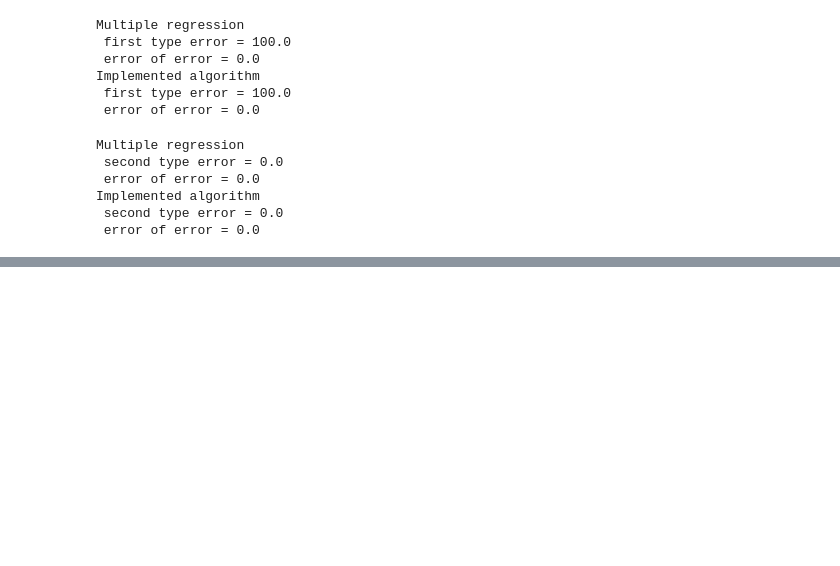
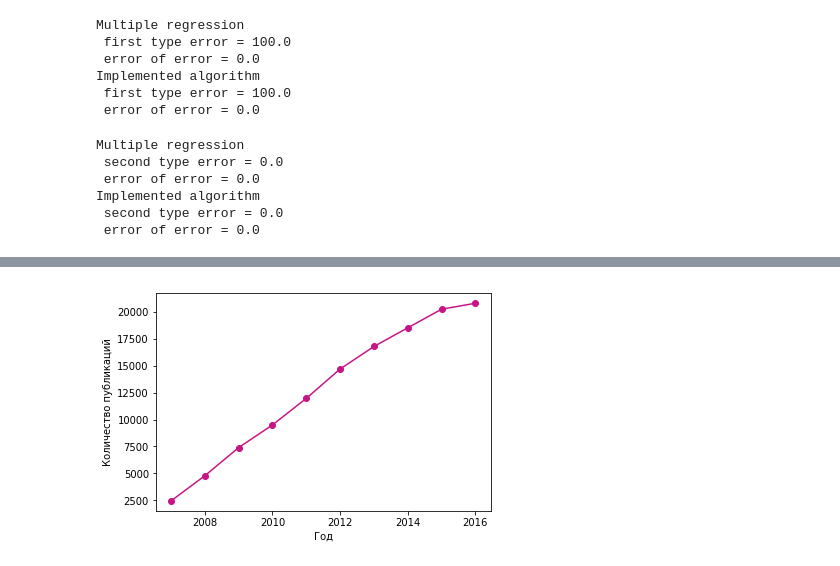
Before and after one commit to SSlavskii/cojo-robustness, a Jupyter notebook: src/results.ipynb, the cells around one changed output, grey strips where cells are left out. Cells and saved outputs as stored; diff of their text form; code cells hidden in the pictures; blank space fills up the shorter version.

```diff
--- a/src/results.ipynb
+++ b/src/results.ipynb
@@ -203,0 +298,22 @@ distr_p_value.head()
+# %%
+publications = {"year": range(2007, 2017, 1),
+                "number_of_publications": [2433, 4777, 7394, 9500, 11972, 14702, 16798, 18534, 20264, 20818]}
+publications = pd.DataFrame.from_dict(publications)
+
+# fig, ax = plt.subplots(figsize=(6.5, 3))
+
+# ax.plot(x=publications.year, y=publications.number_of_publications, zorder=1)
+# ax.scatter(x=publications.year, y=publications.number_of_publications, zorder=2)
+
+# ax.set_xlabel("Год")
+# ax.set_ylabel("Количество публикаций")
+
+plt.plot('year', 'number_of_publications', data=publications, marker='o', color='mediumvioletred')
+plt.xlabel("Год")
+plt.ylabel("Количество публикаций")
+
+plt.savefig("/home/aleksandr/HiddenDesktop/Bachelor's work/cojo-robustness/out/publications_vs_year.png", dpi=300)
+plt.show()
+plt.close()
+# %% [output]
+[figure, added]
```
Also changed, not shown: parts of 5 cells of this notebook, 17 other files.
